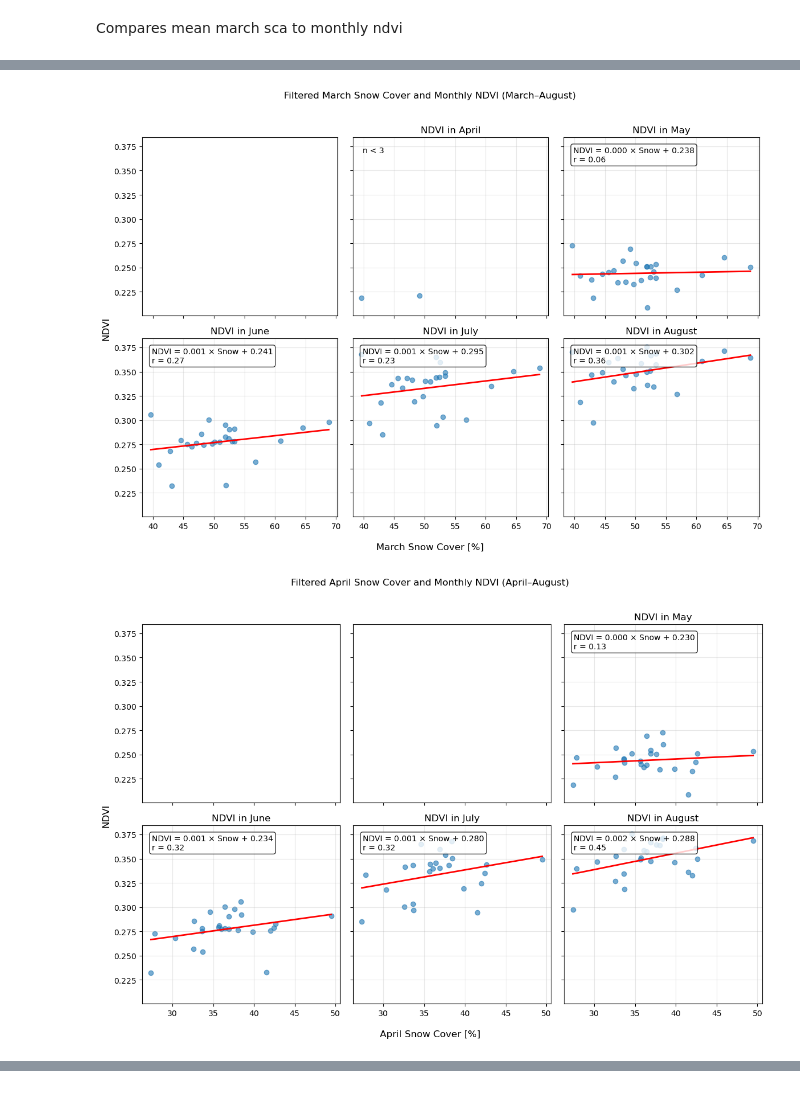
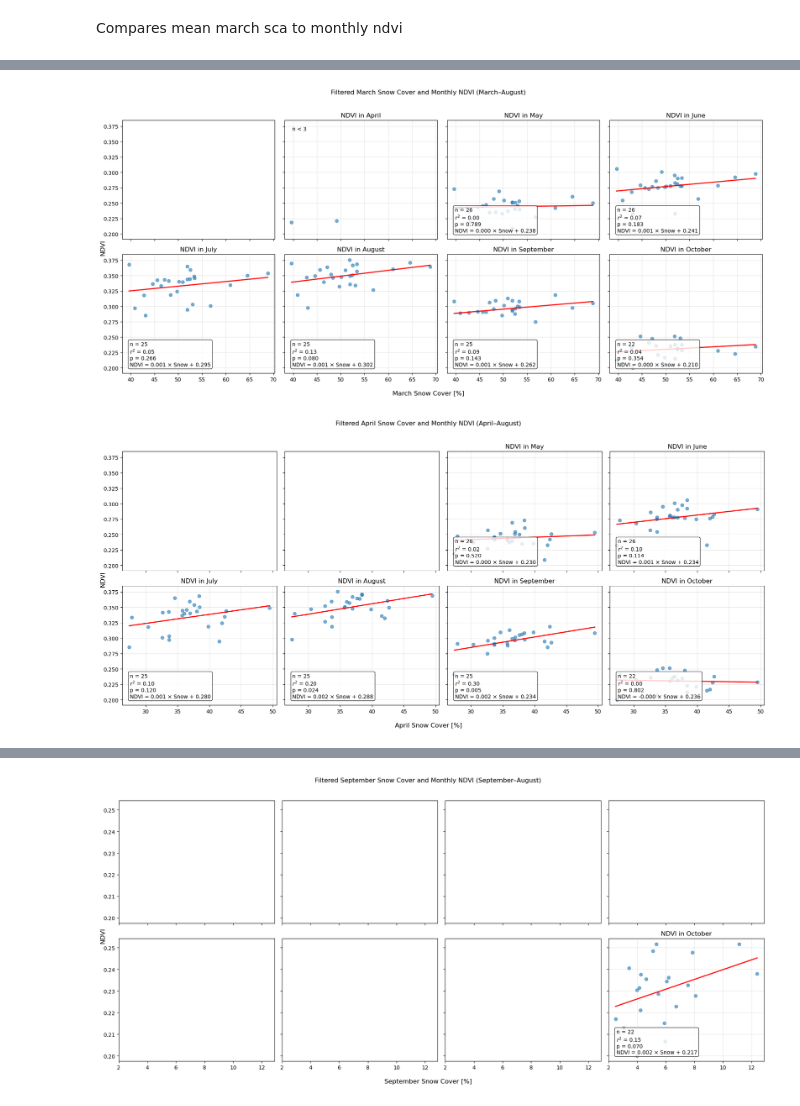
Before and after one commit to till-weiss/MODSNOW, a Jupyter notebook: code/ndvi_agg_analysis.ipynb, the cells around one changed output, grey strips where cells are left out. Saved outputs shown, nothing was run; the diff lists cells and outputs as text; code cells hidden in the pictures.

```diff
--- a/code/ndvi_agg_analysis.ipynb
+++ b/code/ndvi_agg_analysis.ipynb
@@ -121,6 +78,7 @@ ndvi_snow
 # %%
-snow_data = pd.DataFrame(ndvi_snow, columns=['Date', 'Snow_Percent', 'Snow_16d'])
-snow_data.to_csv('/Users/tillweiss/Desktop/MODSNOW/data/snow_agg.csv', index=False)
+ndvi_snow = df.copy()
+snow_data = pd.DataFrame(ndvi_snow, columns=['Date', 'Snow_Percent', 'Snow_16d', 'Year', 'Month', 'DOY'])
+snow_data.to_csv('/Users/tillweiss/Desktop/MODSNOW/data/snow_agg.csv', index=False, header=True)
 # %%
 df_corr = ndvi_snow[['NDVI', 'Snow_16d']].dropna()
 
@@ -431,6 +375,6 @@ df
 # %%
-ndvi_wide = df.pivot(index='Year', columns='DOY', values='NDVI')
-snow_wide = df.pivot(index='Year', columns='DOY', values='Snow_16d')
+ndvi_wide = ndvi_snow.pivot(index='Year', columns='DOY', values='NDVI')
+snow_wide = ndvi_snow.pivot(index='Year', columns='DOY', values='Snow_16d')
 # %%
 corr_matrix = pd.DataFrame(
     index=ndvi_wide.columns,
@@ -463,0 +456,9 @@ plt.show()
+# %%
+fig, ax = plt.subplots(figsize=(16, 12))
+
+sns.heatmap(ci_significant.astype(int), cmap="Greys",ax=ax,cbar=False).invert_yaxis()
+
+plt.xlabel('Snow cover DOY')
+plt.ylabel('NDVI DOY')
+ax.set_title("Cells where CI does NOT cross zero (white = significant)")
+plt.show()
@@ -463,0 +467,5 @@ plt.show()
+# %%
+i, j = 209, 129
+print("r:", r_mat.loc[i, j])
+print("p:", p_mat.loc[i, j])
+print("CI:", ci_low_mat.loc[i, j], ci_high_mat.loc[i, j])
@@ -464,6 +796,6 @@ plt.show()
 # %%
-months = [3, 4, 5, 6, 7, 8]
-month_names = ['March', 'April', 'May', 'June', 'July', 'August']
+months = [3, 4, 5, 6, 7, 8, 9, 10]
+month_names = ['March', 'April', 'May', 'June', 'July', 'August', 'September', 'October']
 
 ndvi_monthly = (
     ndvi_snow
@@ -482,7 +814,7 @@ for i, n in zip(months, month_names):
     .drop(columns='Month')
     )
 
-    fig, axes = plt.subplots(2, 3, figsize=(12, 8), sharex=True, sharey=True)
+    fig, axes = plt.subplots(2, 4, figsize=(18, 8), sharex=True, sharey=True)
     axes = axes.flatten()
 
     for ax, m, name in zip(axes, months, month_names):
@@ -503,36 +835,42 @@ for i, n in zip(months, month_names):
         if len(aligned) >= 3:
             slope, intercept, r_value, p_value, std_err = stats.linregress(x, y)
 
             x_fit = np.linspace(x.min(), x.max(), 100)
             y_fit = intercept + slope * x_fit
 
             ax.plot(x_fit, y_fit, linewidth=2, color='r')
 
+            n_obs = len(aligned)
+            p_txt = "p < 0.001" if p_value < 0.001 else f"p = {p_value:.3f}"
+
             ax.text(
-                0.05, 0.95,
-                f'NDVI = {slope:.3f} × Snow + {intercept:.3f}\n'
-                f'r = {r_value:.2f}',
+                0.05, 0.05,
+                f'n = {n_obs}\n'
+                f'$r^2$ = {r_value**2:.2f}\n'
+                f'{p_txt}\n'
+                f'NDVI = {slope:.3f} × Snow + {intercept:.3f}',
                 transform=ax.transAxes,
-                va='top', ha='left',
+                va='bottom', ha='left',
                 bbox=dict(boxstyle='round', facecolor='white', alpha=0.8)
             )
+
         else:
             ax.text(
                 0.05, 0.95,
                 'n < 3',
                 transform=ax.transAxes,
                 va='top', ha='left'
             )
 
         ax.set_title(f'NDVI in {name}')
         ax.grid(True, alpha=0.3)
 
     fig.supxlabel(f'{n} Snow Cover [%]')
     fig.supylabel('NDVI')
     fig.suptitle(f'Filtered {n} Snow Cover and Monthly NDVI ({n}–August)', y=1.02)
 
     plt.tight_layout()
     plt.show()
 # %% [output]
-[figure, old version]
+[figure, new version]
-[figure, old version]
+[figure, new version]
@@ -542,0 +881 @@ for i, n in zip(months, month_names):
+[figure, added]
```
Also changed, not shown: parts of 25 cells of this notebook, 6 other files.
